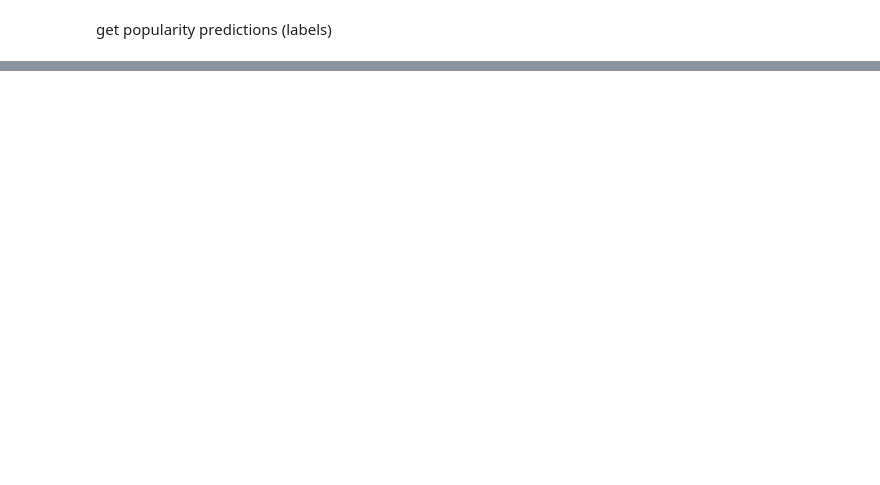
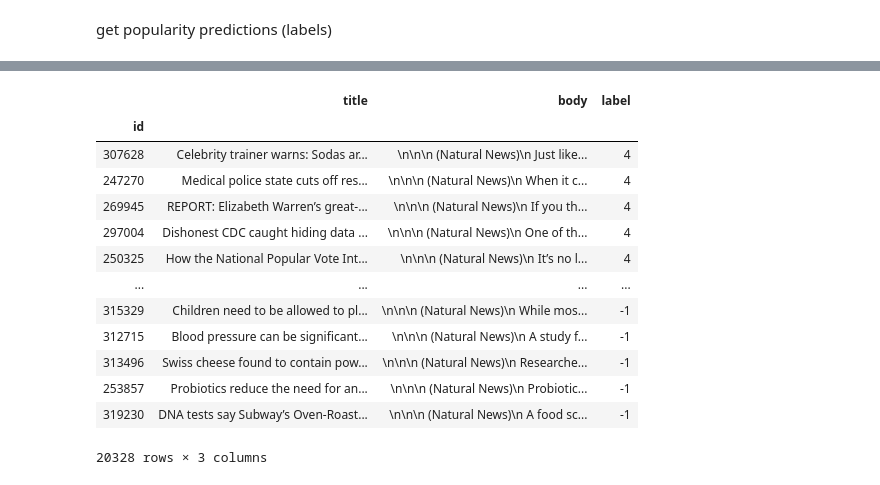
Before and after one commit to kamko/lnu_ht19_4ME310_final_project, a Jupyter notebook: popularity/prediction.ipynb, the cells around one changed output, grey strips where cells are left out. Drawn from its saved outputs; the diff is of its cells as text; code cells hidden in the pictures; blank space fills up the shorter version.

```diff
--- a/popularity/prediction.ipynb
+++ b/popularity/prediction.ipynb
@@ -200,0 +244,17 @@ save_model(rdf)
+# %%
+df.sort_values(by='label', ascending=False)
+# %% [output]
+|  | title | body | label |
+| id |  |  |  |
+| 307628 | Celebrity trainer warns: Sodas ar... | \n\n\n (Natural News)\n Just like... | 4 |
+| 247270 | Medical police state cuts off res... | \n\n\n (Natural News)\n When it c... | 4 |
+| 269945 | REPORT: Elizabeth Warren’s great-... | \n\n\n (Natural News)\n If you th... | 4 |
+| 297004 | Dishonest CDC caught hiding data ... | \n\n\n (Natural News)\n One of th... | 4 |
+| 250325 | How the National Popular Vote Int... | \n\n\n (Natural News)\n It’s no l... | 4 |
+| ... | ... | ... | ... |
+| 315329 | Children need to be allowed to pl... | \n\n\n (Natural News)\n While mos... | -1 |
+| 312715 | Blood pressure can be significant... | \n\n\n (Natural News)\n A study f... | -1 |
+| 313496 | Swiss cheese found to contain pow... | \n\n\n (Natural News)\n Researche... | -1 |
+| 253857 | Probiotics reduce the need for an... | \n\n\n (Natural News)\n Probiotic... | -1 |
+| 319230 | DNA tests say Subway’s Oven-Roast... | \n\n\n (Natural News)\n A food sc... | -1 |
+20328 rows × 3 columns
```
Also changed, not shown: parts of 25 cells of this notebook, 5 other files.
